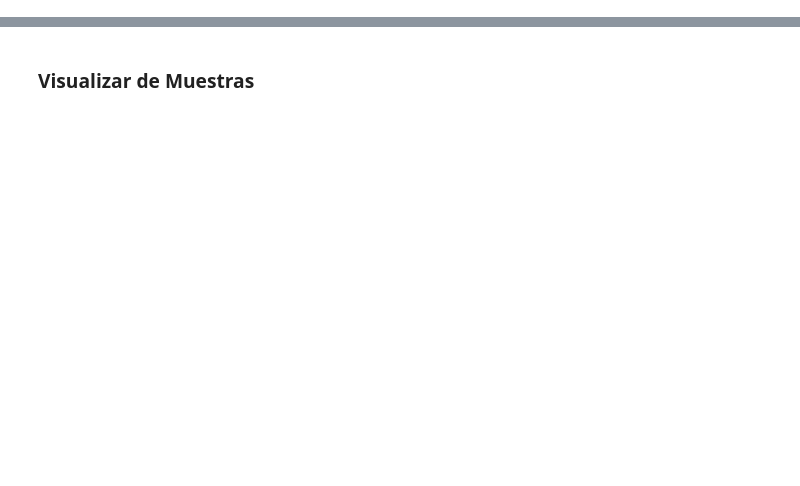
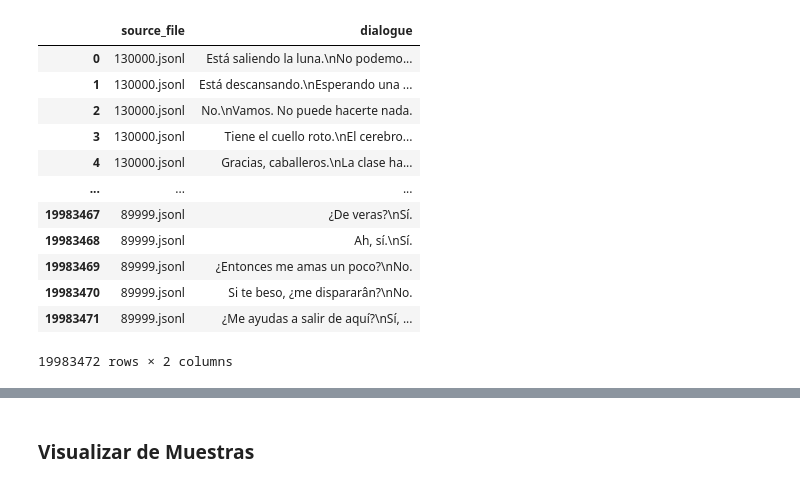
Before and after one commit to mfestini2/TPAA2, a Jupyter notebook: Copia_de_PruebaTP2AA2.ipynb, the cells around one changed output, grey strips where cells are left out. Saved outputs shown, nothing was run; the diff lists cells and outputs as text; code cells hidden in the pictures; blank space fills up the shorter version.

```diff
--- a/Copia_de_PruebaTP2AA2.ipynb
+++ b/Copia_de_PruebaTP2AA2.ipynb
@@ -5,0 +28,18 @@ from datasets import load_dataset
+# %%
+datos=pd.read_csv("dataset_dialogos/dataset_dialogos.csv")
+# %%
+datos
+# %% [output]
+|  | source_file | dialogue |
+| 0 | 130000.jsonl | Está saliendo la luna.\nNo podemo... |
+| 1 | 130000.jsonl | Está descansando.\nEsperando una ... |
+| 2 | 130000.jsonl | No.\nVamos. No puede hacerte nada. |
+| 3 | 130000.jsonl | Tiene el cuello roto.\nEl cerebro... |
+| 4 | 130000.jsonl | Gracias, caballeros.\nLa clase ha... |
+| ... | ... | ... |
+| 19983467 | 89999.jsonl | ¿De veras?\nSí. |
+| 19983468 | 89999.jsonl | Ah, sí.\nSí. |
+| 19983469 | 89999.jsonl | ¿Entonces me amas un poco?\nNo. |
+| 19983470 | 89999.jsonl | Si te beso, ¿me dispararân?\nNo. |
+| 19983471 | 89999.jsonl | ¿Me ayudas a salir de aquí?\nSí, ... |
+19983472 rows × 2 columns
```
Also changed, not shown: parts of 17 cells of this notebook.
